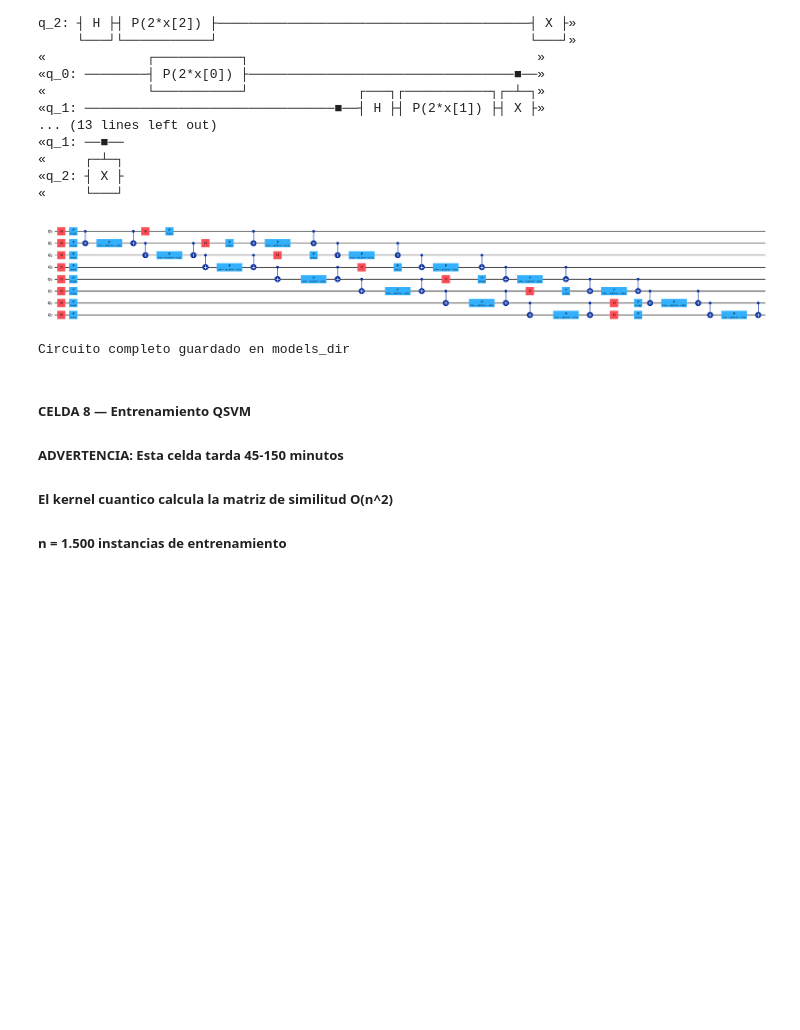
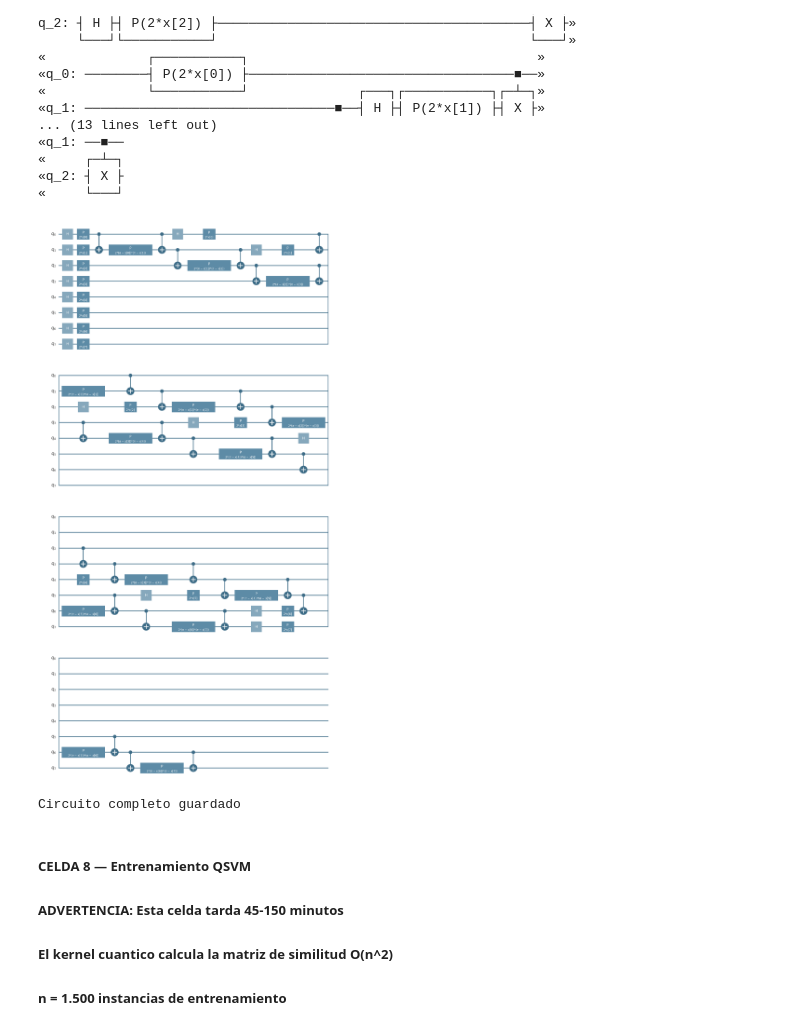
Before and after one commit to juan-albornoz/tfm-qml-databricks-pipeline, a Jupyter notebook: notebooks/notebook_06_qsvm.ipynb, the cells around one changed output. Drawn from its saved outputs; the diff is of its cells as text; code cells hidden in the pictures; blank space fills up the shorter version.

```diff
--- a/notebooks/notebook_06_qsvm.ipynb
+++ b/notebooks/notebook_06_qsvm.ipynb
@@ -193,22 +202,48 @@ q_2: ┤ H ├┤ P(2*x[2]) ├────────────────
 «q_2: ┤ X ├
 «     └───┘
 # %%
+# Circuito completo 8 qubits_Paleta TFM
+style = {
+    'backgroundcolor': '#FFFFFF',
+    'linecolor':       '#3D6C87',
+    'textcolor':       '#333333',
+    'gatetextcolor':   '#FFFFFF',
+    'gatefacecolor':   '#5D8BA6',
+    'barrierfacecolor':'#D7E2E9',
+    'fontsize':        10,        # ← añadir esta línea
+    'displaycolor': {
+        'h':  ('#86A8BC', '#FFFFFF'),
+        'p':  ('#5D8BA6', '#FFFFFF'),
+        'cx': ('#3D6C87', '#FFFFFF'),
+        'x':  ('#AEC5D2', '#333333'),
+    }
+}
+
 # Circuito completo 8 qubits
 feature_map_full = ZZFeatureMap(
     feature_dimension=8,
     reps=2,
     entanglement="linear"
 )
 
-import matplotlib.pyplot as plt
-fig = feature_map_full.decompose().draw(output="mpl", fold=80)
-plt.savefig(f"{models_dir}/circuito_qsvm_8qubits_anexo.png",
-            dpi=150, bbox_inches="tight")
+fig = feature_map_full.decompose().draw(
+    output="mpl",
+    fold=17,
+    scale=1.5,
+    style=style
+)
+
+models_dir = "/Volumes/workspace/default/nhanes/models"
+plt.savefig(
+    f"{models_dir}/circuito_qsvm_8qubits_anexo.png",
+    dpi=150,
+    bbox_inches="tight"
+)
 plt.show()
-print("Circuito completo guardado en models_dir")
+print("Circuito completo guardado")
 # %% [output]
-[figure, old version]
+[figure, new version]
-Circuito completo guardado en models_dir
+Circuito completo guardado
 # %% [markdown]
 ##### CELDA 8 — Entrenamiento QSVM
 ##### ADVERTENCIA: Esta celda tarda 45-150 minutos
```
Also changed, not shown: parts of 15 cells of this notebook, 9 other files.
